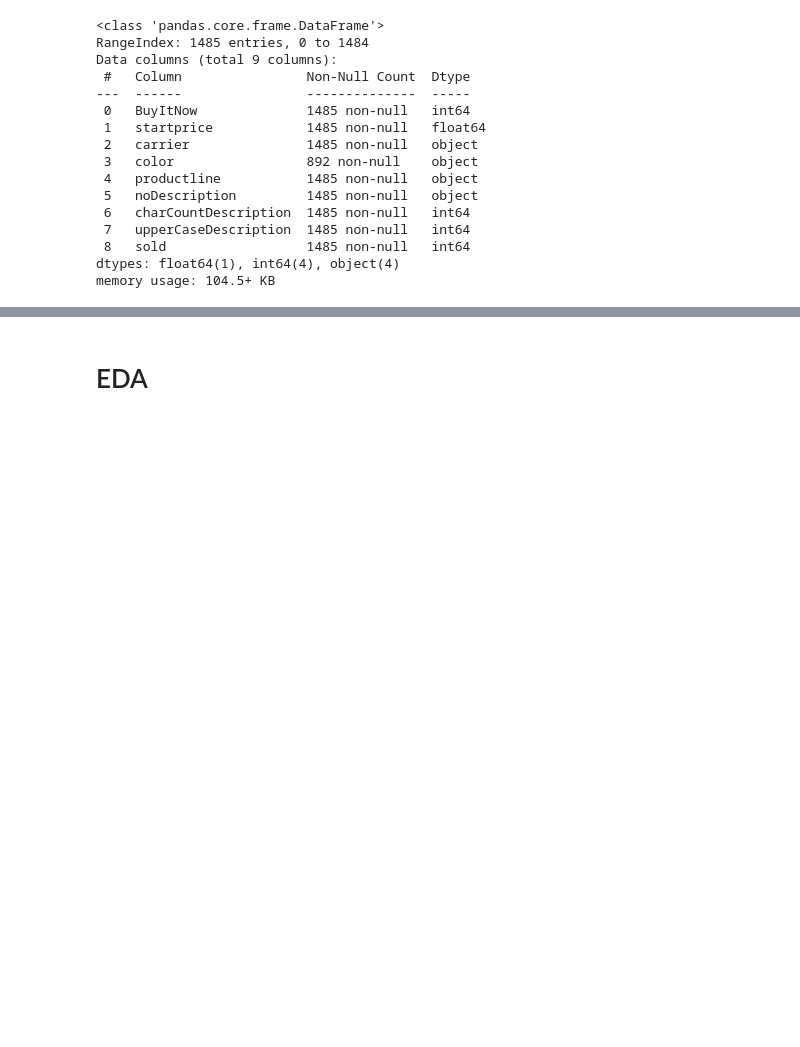
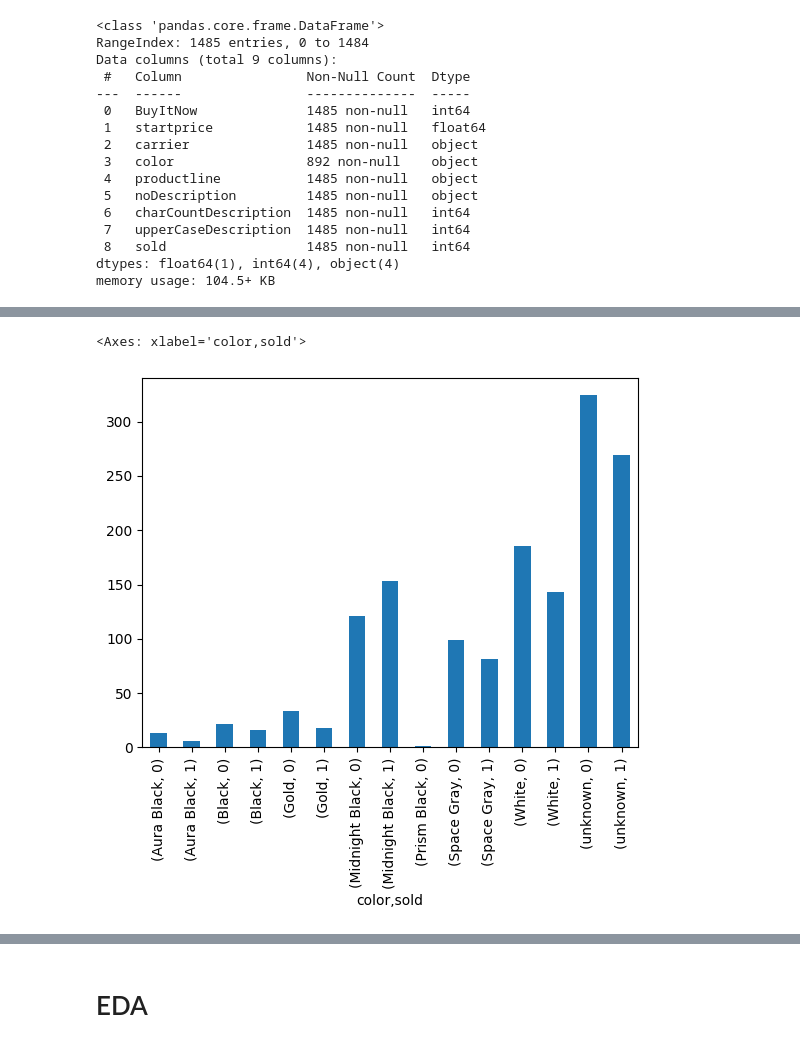
Before and after one commit to haezeong/fintech_service, a Jupyter notebook: 06_machine_learning/05_데이터분석 연습_이베이휴대폰_판매데이터예측_의사결정나무.ipynb, the cells around one changed output, grey strips where cells are left out. Saved outputs shown, nothing was run; the diff lists cells and outputs as text; code cells hidden in the pictures; blank space fills up the shorter version.

```diff
--- a/06_machine_learning/05_데이터분석 연습_이베이휴대폰_판매데이터예측_의사결정나무.ipynb
+++ b/06_machine_learning/05_데이터분석 연습_이베이휴대폰_판매데이터예측_의사결정나무.ipynb
@@ -121,0 +372,5 @@ data.describe()
+# %%
+data[['color', 'sold']].groupby('color').value_counts(sort=False).plot(kind='bar')
+# %% [output]
+<Axes: xlabel='color,sold'>
+[figure, added]
```
Also changed, not shown: parts of 89 cells of this notebook.
